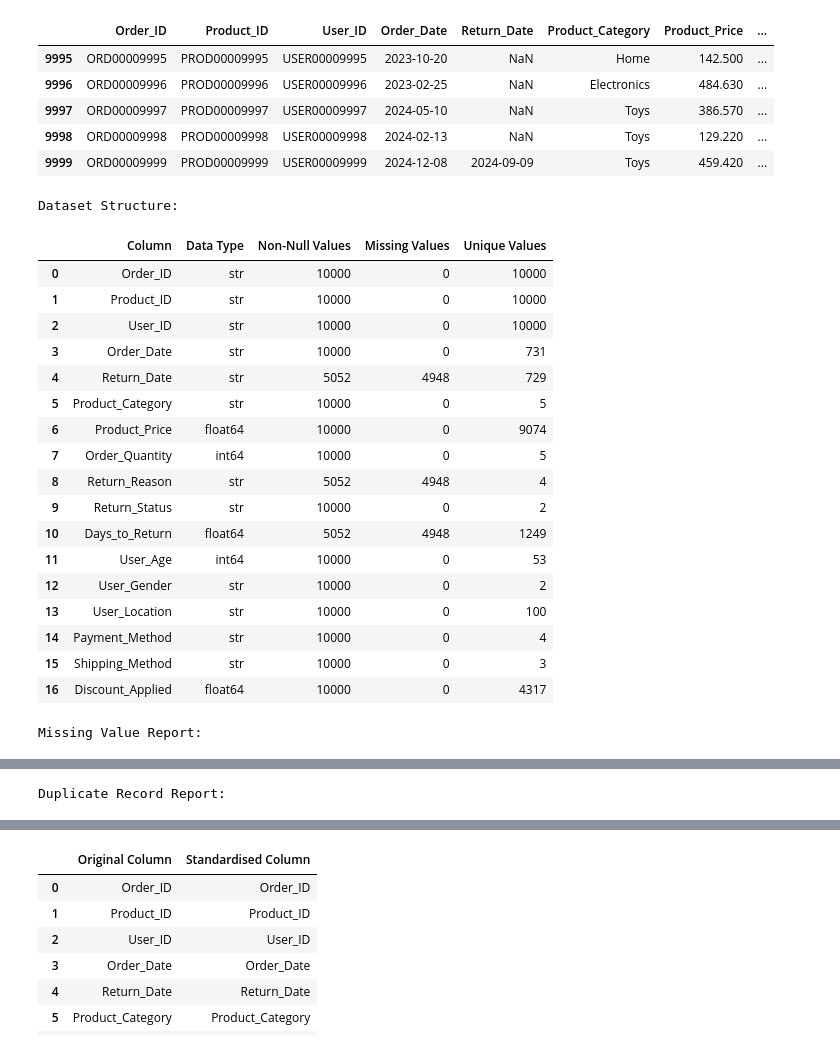
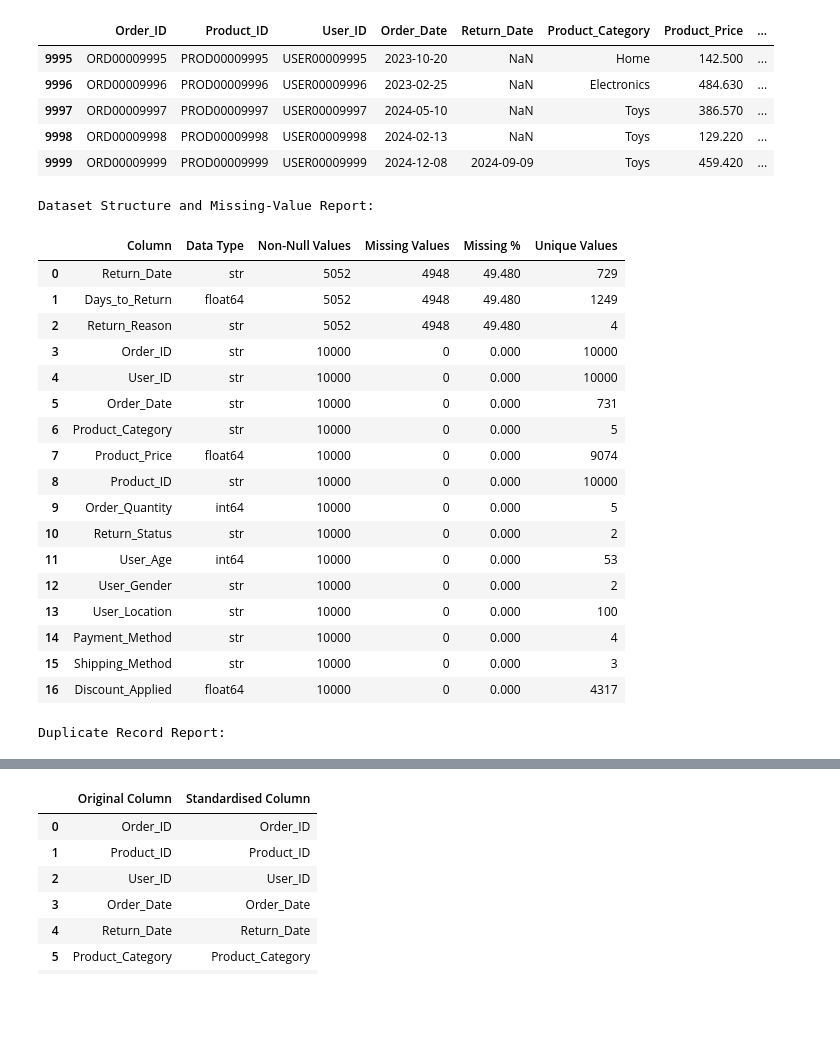
Before and after one commit to Payal942/Capstone-STADIOalot-Return-Prediction, a Jupyter notebook: notebooks/01_Preprocessing.ipynb, the cells around one changed output, grey strips where cells are left out. Drawn from its saved outputs; the diff is of its cells as text; code cells hidden in the pictures; blank space fills up the shorter version.

```diff
--- a/notebooks/01_Preprocessing.ipynb
+++ b/notebooks/01_Preprocessing.ipynb
@@ -192,82 +192,68 @@ Last five records:
 | 9999 | ORD00009999 | PROD00009999 | USER00009999 | 2024-12-08 | 2024-09-09 | Toys | 459.420 | ... |
 # %%
 # ============================================================
-# 5. DATASET STRUCTURE
+# 5. DATASET STRUCTURE AND MISSING-VALUE REPORT
 # ============================================================
 
 structure_table = pd.DataFrame({
     "Column": df.columns,
     "Data Type": df.dtypes.astype(str).values,
     "Non-Null Values": df.notna().sum().values,
     "Missing Values": df.isna().sum().values,
+    "Missing %": (df.isna().sum() / len(df) * 100).values,
     "Unique Values": df.nunique(dropna=True).values
 })
-print("Dataset Structure: ")
+
+# Sort columns by number of missing values
+structure_table = (
+    structure_table
+    .sort_values("Missing Values", ascending=False)
+    .reset_index(drop=True)
+)
+
+print("Dataset Structure and Missing-Value Report:")
 display(structure_table)
 
 # ============================================================
-# 6. MISSING-VALUE REPORT
-# ============================================================
-
-missing_report = pd.DataFrame({
-    "Column": df.columns,
-    "Missing Values": df.isna().sum().values
-})
-
-missing_report["Missing %"] = (
-    missing_report["Missing Values"]
-    / len(df)
-    * 100
-)
-
-missing_report = (
-    missing_report
-    .sort_values("Missing Values", ascending=False)
-    .reset_index(drop=True)
-)
-print("\nMissing Value Report: ")
-display(missing_report)
-
-# ============================================================
-# 7. DUPLICATE REPORT
+# 6. DUPLICATE REPORT
 # ============================================================
 
 duplicate_count = df.duplicated().sum()
 
 duplicate_report = pd.DataFrame({
     "Metric": [
         "Total Rows",
         "Duplicate Rows",
         "Unique Rows",
         "Duplicate Percentage"
     ],
     "Value": [
         len(df),
         duplicate_count,
         len(df) - duplicate_count,
         round((duplicate_count / len(df)) * 100, 2)
     ]
 })
 print("\nDuplicate Record Report: ")
 display(duplicate_report)
 # %% [output]
-Dataset Structure:
+Dataset Structure and Missing-Value Report:
-|  | Column | Data Type | Non-Null Values | Missing Values | Unique Values |
-| 0 | Order_ID | str | 10000 | 0 | 10000 |
-| 1 | Product_ID | str | 10000 | 0 | 10000 |
-| 2 | User_ID | str | 10000 | 0 | 10000 |
-| 3 | Order_Date | str | 10000 | 0 | 731 |
-| 4 | Return_Date | str | 5052 | 4948 | 729 |
-| 5 | Product_Category | str | 10000 | 0 | 5 |
-| 6 | Product_Price | float64 | 10000 | 0 | 9074 |
-| 7 | Order_Quantity | int64 | 10000 | 0 | 5 |
-| 8 | Return_Reason | str | 5052 | 4948 | 4 |
-| 9 | Return_Status | str | 10000 | 0 | 2 |
-| 10 | Days_to_Return | float64 | 5052 | 4948 | 1249 |
-| 11 | User_Age | int64 | 10000 | 0 | 53 |
-| 12 | User_Gender | str | 10000 | 0 | 2 |
-| 13 | User_Location | str | 10000 | 0 | 100 |
-| 14 | Payment_Method | str | 10000 | 0 | 4 |
-| 15 | Shipping_Method | str | 10000 | 0 | 3 |
-| 16 | Discount_Applied | float64 | 10000 | 0 | 4317 |
+|  | Column | Data Type | Non-Null Values | Missing Values | Missing % | Unique Values |
+| 0 | Return_Date | str | 5052 | 4948 | 49.480 | 729 |
+| 1 | Days_to_Return | float64 | 5052 | 4948 | 49.480 | 1249 |
+| 2 | Return_Reason | str | 5052 | 4948 | 49.480 | 4 |
+| 3 | Order_ID | str | 10000 | 0 | 0.000 | 10000 |
+| 4 | User_ID | str | 10000 | 0 | 0.000 | 10000 |
+| 5 | Order_Date | str | 10000 | 0 | 0.000 | 731 |
+| 6 | Product_Category | str | 10000 | 0 | 0.000 | 5 |
+| 7 | Product_Price | float64 | 10000 | 0 | 0.000 | 9074 |
+| 8 | Product_ID | str | 10000 | 0 | 0.000 | 10000 |
+| 9 | Order_Quantity | int64 | 10000 | 0 | 0.000 | 5 |
+| 10 | Return_Status | str | 10000 | 0 | 0.000 | 2 |
+| 11 | User_Age | int64 | 10000 | 0 | 0.000 | 53 |
+| 12 | User_Gender | str | 10000 | 0 | 0.000 | 2 |
+| 13 | User_Location | str | 10000 | 0 | 0.000 | 100 |
+| 14 | Payment_Method | str | 10000 | 0 | 0.000 | 4 |
+| 15 | Shipping_Method | str | 10000 | 0 | 0.000 | 3 |
+| 16 | Discount_Applied | float64 | 10000 | 0 | 0.000 | 4317 |
-Missing Value Report:
+Duplicate Record Report:
@@ -292 +264,0 @@ Missing Value Report:
-Duplicate Record Report:
```
Also changed, not shown: parts of 11 cells of this notebook.
